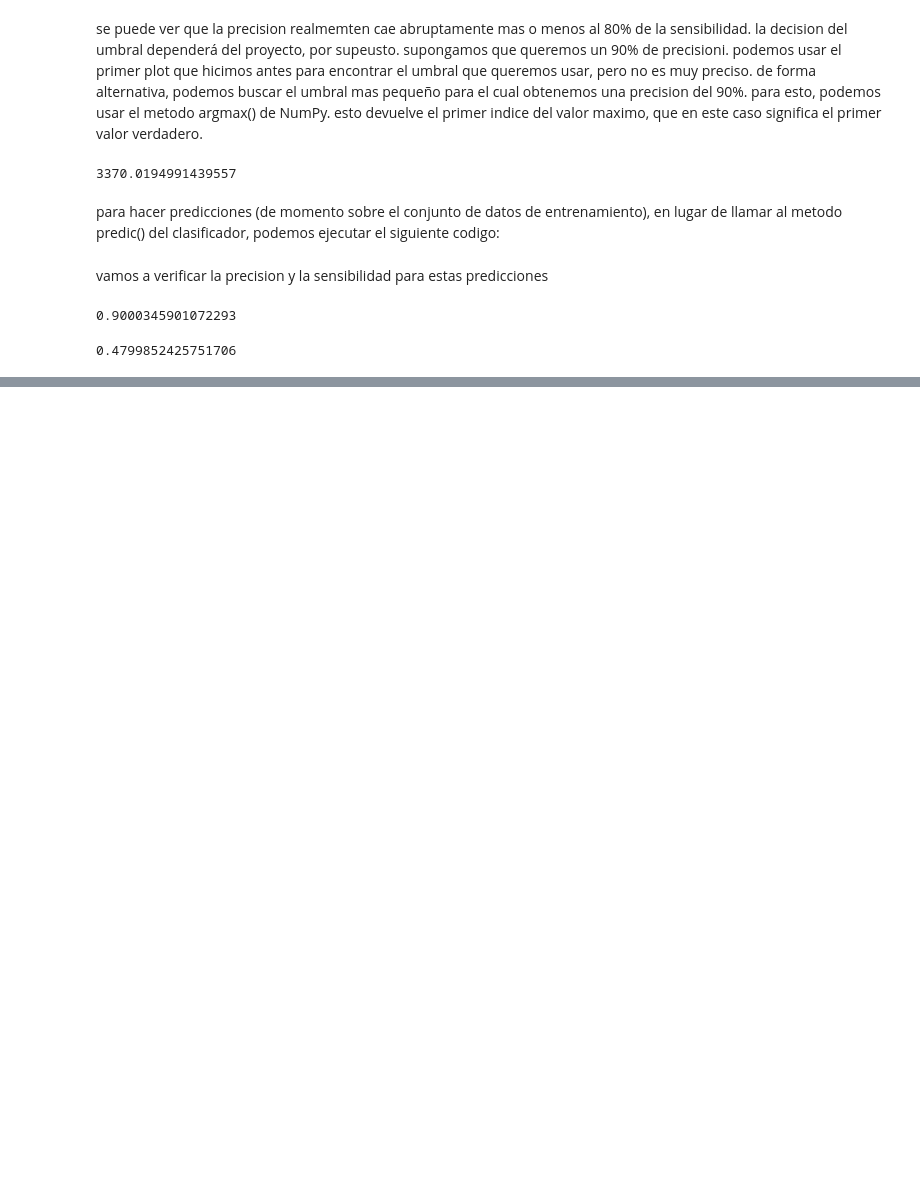
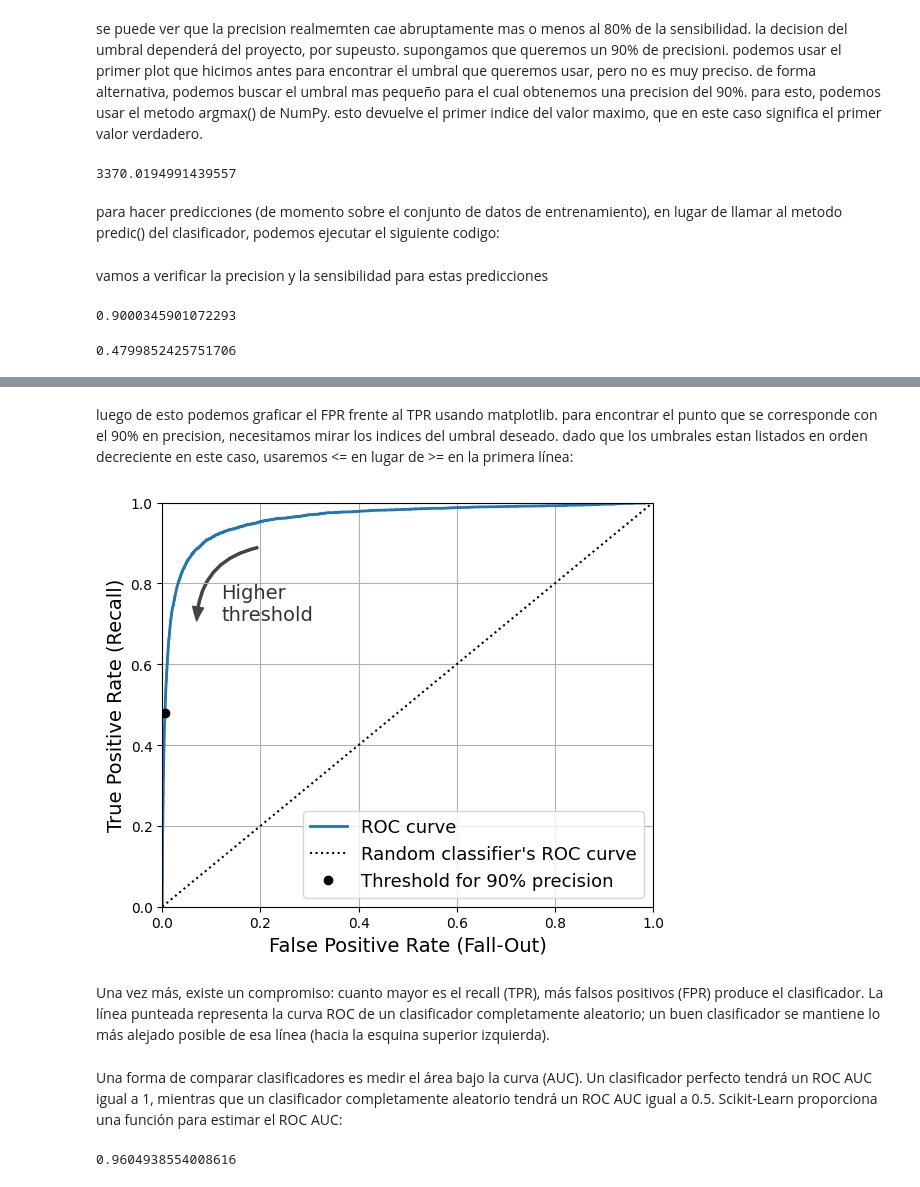
Before and after one commit to jmonaste/AI-Journey, a Jupyter notebook: 04. Introduction to Machine Learning/02. Practical and Applied/Hands-On Machine Learning - Géron (2022)/03 Classification.ipynb, the cells around one changed output, grey strips where cells are left out. Drawn from its saved outputs; the diff is of its cells as text; code cells hidden in the pictures; blank space fills up the shorter version.

Commit message:
fin de la teoria sobre el clasificador binario

```diff
--- a/04. Introduction to Machine Learning/02. Practical and Applied/Hands-On Machine Learning - Géron (2022)/03 Classification.ipynb
+++ b/04. Introduction to Machine Learning/02. Practical and Applied/Hands-On Machine Learning - Géron (2022)/03 Classification.ipynb
@@ -489,0 +497,41 @@ genial, tenemos un clasificador con una precision del 90%. es facil crear un cla
+# %%
+from sklearn.metrics import roc_curve
+
+fpr, tpr, thresholds = roc_curve(y_train_5, y_scores)
+# %% [markdown]
+luego de esto podemos graficar el FPR frente al TPR usando matplotlib. para encontrar el punto que se corresponde con el 90% en precision, necesitamos mirar los indices del umbral deseado. dado que los umbrales estan listados en orden decreciente en este caso, usaremos <= en lugar de >= en la primera línea:
+# %%
+idx_for_threshold_at_90 = (thresholds <= threshold_for_90_precision).argmax()
+tpr_90, fpr_90 = tpr[idx_for_threshold_at_90], fpr[idx_for_threshold_at_90]
+
+plt.figure(figsize=(6, 5))  # extra code – not needed, just formatting
+plt.plot(fpr, tpr, linewidth=2, label="ROC curve")
+plt.plot([0, 1], [0, 1], 'k:', label="Random classifier's ROC curve")
+plt.plot([fpr_90], [tpr_90], "ko", label="Threshold for 90% precision")
+
+# extra code – just beautifies and saves Figure 3–7
+plt.gca().add_patch(patches.FancyArrowPatch(
+    (0.20, 0.89), (0.07, 0.70),
+    connectionstyle="arc3,rad=.4",
+    arrowstyle="Simple, tail_width=1.5, head_width=8, head_length=10",
+    color="#444444"))
+plt.text(0.12, 0.71, "Higher\nthreshold", color="#333333")
+plt.xlabel('False Positive Rate (Fall-Out)')
+plt.ylabel('True Positive Rate (Recall)')
+plt.grid()
+plt.axis([0, 1, 0, 1])
+plt.legend(loc="lower right", fontsize=13)
+save_fig("roc_curve_plot")
+
+plt.show()
+# %% [output]
+[figure, added]
+# %% [markdown]
+Una vez más, existe un compromiso: cuanto mayor es el recall (TPR), más falsos positivos (FPR) produce el clasificador. La línea punteada representa la curva ROC de un clasificador completamente aleatorio; un buen clasificador se mantiene lo más alejado posible de esa línea (hacia la esquina superior izquierda).
+# %% [markdown]
+Una forma de comparar clasificadores es medir el área bajo la curva (AUC). Un clasificador perfecto tendrá un ROC AUC igual a 1, mientras que un clasificador completamente aleatorio tendrá un ROC AUC igual a 0.5. Scikit-Learn proporciona una función para estimar el ROC AUC:
+# %%
+from sklearn.metrics import roc_auc_score
+roc_auc_score(y_train_5, y_scores)
+# %% [output]
+0.9604938554008616
```
Also changed, not shown: parts of 21 cells of this notebook, 2 other files.
